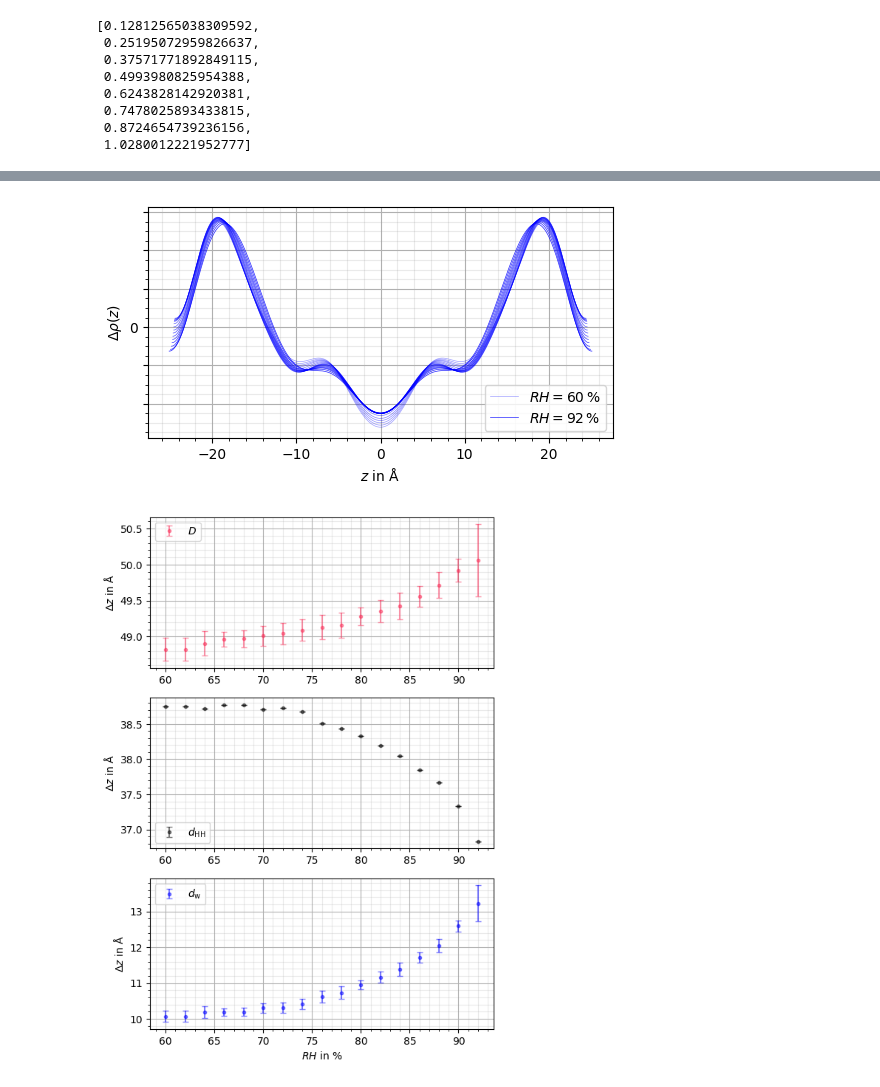
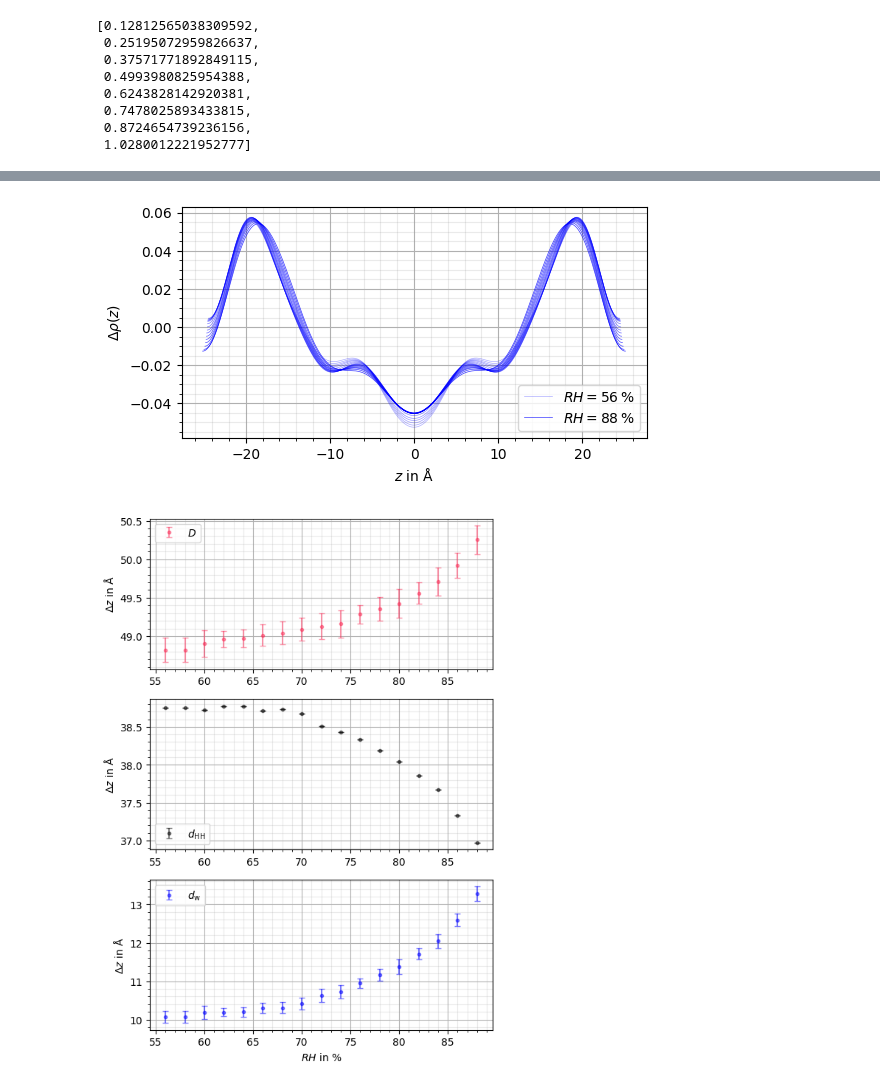
Before and after one commit to CVC97/ALC-24-25, a Jupyter notebook: BK.SLM_study_liquid_membranes/bk.slm_data_analysis.ipynb, the cells around one changed output, grey strips where cells are left out. Drawn from its saved outputs; the diff is of its cells as text; code cells hidden in the pictures.

```diff
--- a/BK.SLM_study_liquid_membranes/bk.slm_data_analysis.ipynb
+++ b/BK.SLM_study_liquid_membranes/bk.slm_data_analysis.ipynb
@@ -150,7 +150,7 @@ for key in RH_data_dict:
 
 
 # sanity check for maximum determination
-RH = 90
+RH = 86
 RH_R_corr = RH_data_dict[f"RH{RH}"]["R_corr"]
 RH_angle = RH_data_dict[f"RH{RH}"]["angle"]
 RH_q_z = RH_data_dict[f"RH{RH}"]["q_z"]
@@ -158,7 +158,7 @@ RH_max_q_z_list = RH_data_dict[f"RH{RH}"]["q_z_max"]
 
 
 fig, ax = plt.subplots(figsize=(6,3))
-ax.set_xlabel(r'$q_\mathrm{z}$ in $\mathrm{\AA}^{-1}$')             # \mathrm{\AA} wird im notebook angezeigt aber nicht im pgf plot!! dazu durch \si{\AA} in der .pgf ersetzen!!
+ax.set_xlabel(r'$q_\mathrm{z}$ in $\mathrm{\AA}^{-1}$')             # \mathrm{\AA} wird im notebook angezeigt aber nicht im pgf plot!! dazu durch \si{\AA} in der .pgf ersetzen!! also remove the mathdefaults
 ax.set_ylabel(r'corrected intensities $I$')
 ax.grid()
 ax.grid(which='minor', color = '#999999', alpha = 0.2, linestyle = '-')
@@ -296,7 +296,7 @@ def get_integrated_peak(R_corr_array, q_z_array, peak_i, plot = 0):
 
 
 # call the sanity check for the following parameters
-RH_sanity_check = "RH90"
+RH_sanity_check = "RH86"
 Bragg_n_sanity_check = 3
 
 
@@ -445,23 +445,23 @@ def phase_factor_performance(phases, plot = 0):
         ax.plot(q_z_conti_array, F_minus_array, color = "xkcd:red pink", alpha = 1, linewidth = 1, label = r"$F^{(-)}(q_\mathrm{z})$")
 
         # continuous form factor reconstructions
-        F_RH92_func = get_continuous_F("RH92", phases)
-        F_RH92_array = np.array([F_RH92_func(q_z) for q_z in q_z_conti_array])
-        ax.plot(q_z_conti_array, F_RH92_array, color = "black", alpha = 0.92/2, linewidth = 0.25, label = r"$F(q_\mathrm{z})$")
+        F_RH88_func = get_continuous_F("RH88", phases)
+        F_RH88_array = np.array([F_RH88_func(q_z) for q_z in q_z_conti_array])
+        ax.plot(q_z_conti_array, F_RH88_array, color = "black", alpha = 0.88/2, linewidth = 0.25, label = r"$F(q_\mathrm{z})$")
         # evaluated q_z_n
-        D = RH_data_dict["RH92"]["D"]                                                   # period D for current RH
+        D = RH_data_dict["RH88"]["D"]                                                   # period D for current RH
         q_z_n_plot_list = []                                                            # q_z_n values for plotting
         F_q_z_n_plot_list = []                                                          # corresponding F_q_z_n values for plotting
         for i in range(max_n):
             # values for plotting
             q_z_n = 2*np.pi/D * (i+1)                                                   # q_z_n from period length
-            F_q_z_n = F_RH92_func(q_z_n)                                                # corresponding F_q_z_n
+            F_q_z_n = F_RH88_func(q_z_n)                                                # corresponding F_q_z_n
             # add values for plotting to plot list
             q_z_n_plot_list.append(q_z_n)
             F_q_z_n_plot_list.append(F_q_z_n)
-        ax.scatter(q_z_n_plot_list, F_q_z_n_plot_list, s = 5, marker = "o", edgecolor = "black", facecolor = "none", alpha = 0.92, linewidth = 0.5, label = r"$F\left(q_\mathrm{z}^\mathrm{(n)}\right)$")
+        ax.scatter(q_z_n_plot_list, F_q_z_n_plot_list, s = 5, marker = "o", edgecolor = "black", facecolor = "none", alpha = 0.88, linewidth = 0.5, label = r"$F\left(q_\mathrm{z}^\mathrm{(n)}\right)$")
 
-        for RH in range(60, 91, 2):
+        for RH in range(56, 87, 2):
             # continuous form factor reconstructions
             F_RH_func = get_continuous_F(f"RH{RH}", phases)
             F_RH_array = np.array([F_RH_func(q_z) for q_z in q_z_conti_array])
@@ -645,47 +645,47 @@ def get_rho_continuous(RH_key, phases):
         return 2/D*rho_sum
     return rho_continuous
 
 
 # plot the electron desities for each RH
 fig, ax = plt.subplots(figsize=(6,3))
 ax.set_xlabel(r'$z$ in $\mathrm{\AA}$')              # \mathrm{\AA} wird im notebook angezeigt aber nicht im pgf plot!! dazu durch \si{\AA} in der .pgf ersetzen!!
 ax.set_ylabel(r'$\Delta\rho\left(z\right)$')
 ax.grid()
 ax.grid(which='minor', color = '#999999', alpha = 0.2, linestyle = '-')
 ax.minorticks_on()
 
 
 # electron density profile plots RH60 and RH 92 for legend
-D_RH60 = RH_data_dict["RH60"]["D"]
-D_RH92 = RH_data_dict["RH92"]["D"]
-z_RH60_array = np.linspace(-D_RH60/2, D_RH60/2, 1000)
-z_RH92_array = np.linspace(-D_RH92/2, D_RH92/2, 1000)
-rho_RH60_func = get_rho_continuous("RH60", phase_factors_best_fit)
-rho_RH92_func = get_rho_continuous("RH92", phase_factors_best_fit)
-rho_RH60_array = np.array([rho_RH60_func(z) for z in z_RH60_array])
-rho_RH92_array = np.array([rho_RH92_func(z) for z in z_RH92_array])
-ax.plot(z_RH60_array, rho_RH60_array, color = "blue", alpha = (60 / 100)**2, linewidth = 0.5, label = r"$RH=60\,\%$")
-ax.plot(z_RH92_array, rho_RH92_array, color = "blue", alpha = (92 / 100)**2, linewidth = 0.5, label = r"$RH=92\,\%$")
+D_RH56 = RH_data_dict["RH56"]["D"]
+D_RH88 = RH_data_dict["RH88"]["D"]
+z_RH56_array = np.linspace(-D_RH56/2, D_RH56/2, 1000)
+z_RH88_array = np.linspace(-D_RH88/2, D_RH88/2, 1000)
+rho_RH56_func = get_rho_continuous("RH56", phase_factors_best_fit)
+rho_RH88_func = get_rho_continuous("RH88", phase_factors_best_fit)
+rho_RH56_array = np.array([rho_RH56_func(z) for z in z_RH56_array])
+rho_RH88_array = np.array([rho_RH88_func(z) for z in z_RH88_array])
+ax.plot(z_RH56_array, rho_RH56_array, color = "blue", alpha = (56 / 100)**2, linewidth = 0.5, label = r"$RH=56\,\%$")
+ax.plot(z_RH88_array, rho_RH88_array, color = "blue", alpha = (88 / 100)**2, linewidth = 0.5, label = r"$RH=88\,\%$")
 
 # iterate through the RH values to receive other electron density profiles
-for RH in range(62, 91, 2):
+for RH in range(58, 87, 2):
     rho_func = get_rho_continuous(f"RH{RH}", phase_factors_best_fit)
     D = RH_data_dict[f"RH{RH}"]["D"]
     z_array = np.linspace(-D/2, D/2, 1000)
     rho_array = np.array([rho_func(z) for z in z_array])
     ax.plot(z_array, rho_array, color = "blue", alpha = (RH / 100)**2, linewidth = 0.5)
 
-ax.set_yticks([0, 0.02, 0.04, -0.02, -0.04, 0.06])
-ax.set_yticklabels(["0", "", "", "", "", ""])
+# ax.set_yticks([0, 0.02, 0.04, -0.02, -0.04, 0.06])
+# ax.set_yticklabels(["0", "", "", "", "", ""])
 ax.legend()
 ax.legend(loc="lower right")
 
 plt.savefig('BK.SLM_visualizations/electron_density.pdf', facecolor = 'white', bbox_inches='tight')
 plt.savefig('BK.SLM_visualizations/electron_density.pgf', facecolor = 'white', bbox_inches='tight')
 
 plt.show()
 # %% [output]
-[figure, old version]
+[figure, new version]
 # %%
 # +++++ EVALUATION OF THE MEMBRANE STRUCTURE +++++
 
@@ -700,7 +700,7 @@ d_w_error_plot_list = []                            # errors of water d_w layer
 # uniform errors of d_HH
 d_HH_error = 0
 # filling the above lists for each RH
-for RH in range(60, 93, 2):
+for RH in range(56, 89, 2):
     D = RH_data_dict[f"RH{RH}"]["D"]                # period D for each RH
     D_error = RH_data_dict[f"RH{RH}"]["D_error"]                # period D for each RH
     # calculate z-coordinate of minus / plus head groups
@@ -785,4 +785,4 @@ plt.savefig('BK.SLM_visualizations/membrane_structure_over_RH.pdf', facecolor =
 plt.savefig('BK.SLM_visualizations/membrane_structure_over_RH.pgf', facecolor = 'white', bbox_inches='tight')
 plt.show()
 # %% [output]
-[figure, old version]
+[figure, new version]
```
Also changed, not shown: parts of 9 cells of this notebook, 50 other files.
